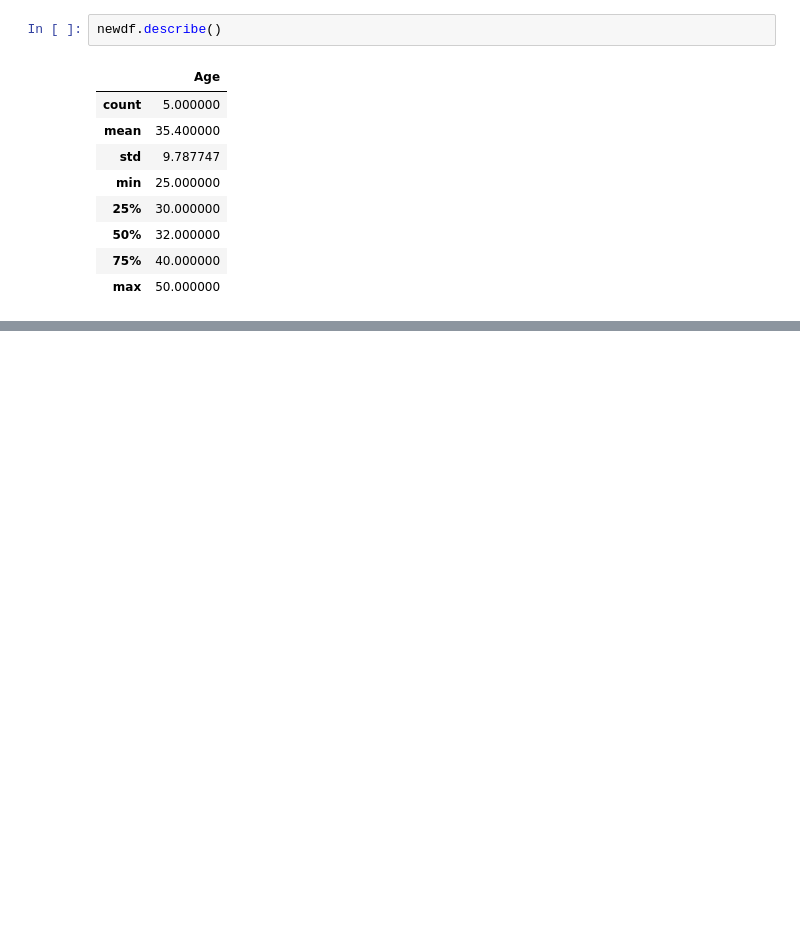
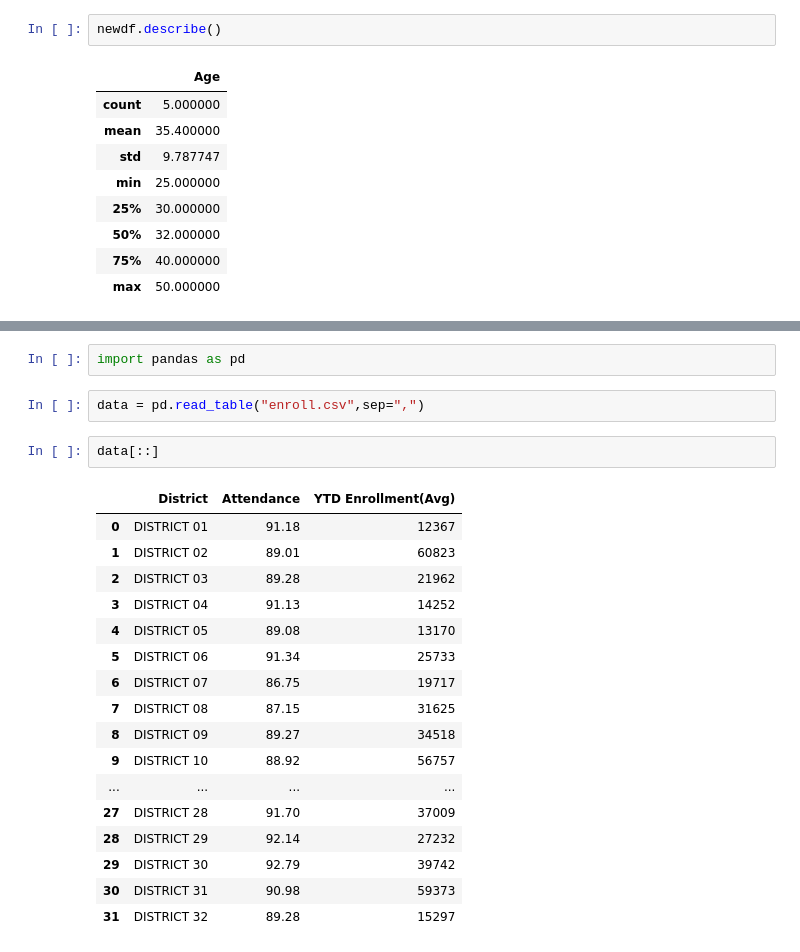
Before and after one commit to Dileepkumarpatelpalamu/Python-Programming, a Jupyter notebook: Pandas Tutorials for Bigneers.ipynb, the cells around one changed output, grey strips where cells are left out. Cells and saved outputs as stored; diff of their text form; blank space fills up the shorter version.

```diff
--- a/Pandas Tutorials for Bigneers.ipynb
+++ b/Pandas Tutorials for Bigneers.ipynb
@@ -90,0 +104,24 @@ newdf.describe()
+# %%
+import pandas as pd
+# %%
+data = pd.read_table("enroll.csv",sep=",")
+# %%
+data[::]
+# %% [output]
+|  | District | Attendance | YTD Enrollment(Avg) |
+| 0 | DISTRICT 01 | 91.18 | 12367 |
+| 1 | DISTRICT 02 | 89.01 | 60823 |
+| 2 | DISTRICT 03 | 89.28 | 21962 |
+| 3 | DISTRICT 04 | 91.13 | 14252 |
+| 4 | DISTRICT 05 | 89.08 | 13170 |
+| 5 | DISTRICT 06 | 91.34 | 25733 |
+| 6 | DISTRICT 07 | 86.75 | 19717 |
+| 7 | DISTRICT 08 | 87.15 | 31625 |
+| 8 | DISTRICT 09 | 89.27 | 34518 |
+| 9 | DISTRICT 10 | 88.92 | 56757 |
+| ... | ... | ... | ... |
+| 27 | DISTRICT 28 | 91.70 | 37009 |
+| 28 | DISTRICT 29 | 92.14 | 27232 |
+| 29 | DISTRICT 30 | 92.79 | 39742 |
+| 30 | DISTRICT 31 | 90.98 | 59373 |
+| 31 | DISTRICT 32 | 89.28 | 15297 |
```
Also changed, not shown: parts of 4 cells of this notebook, 15 other files.
